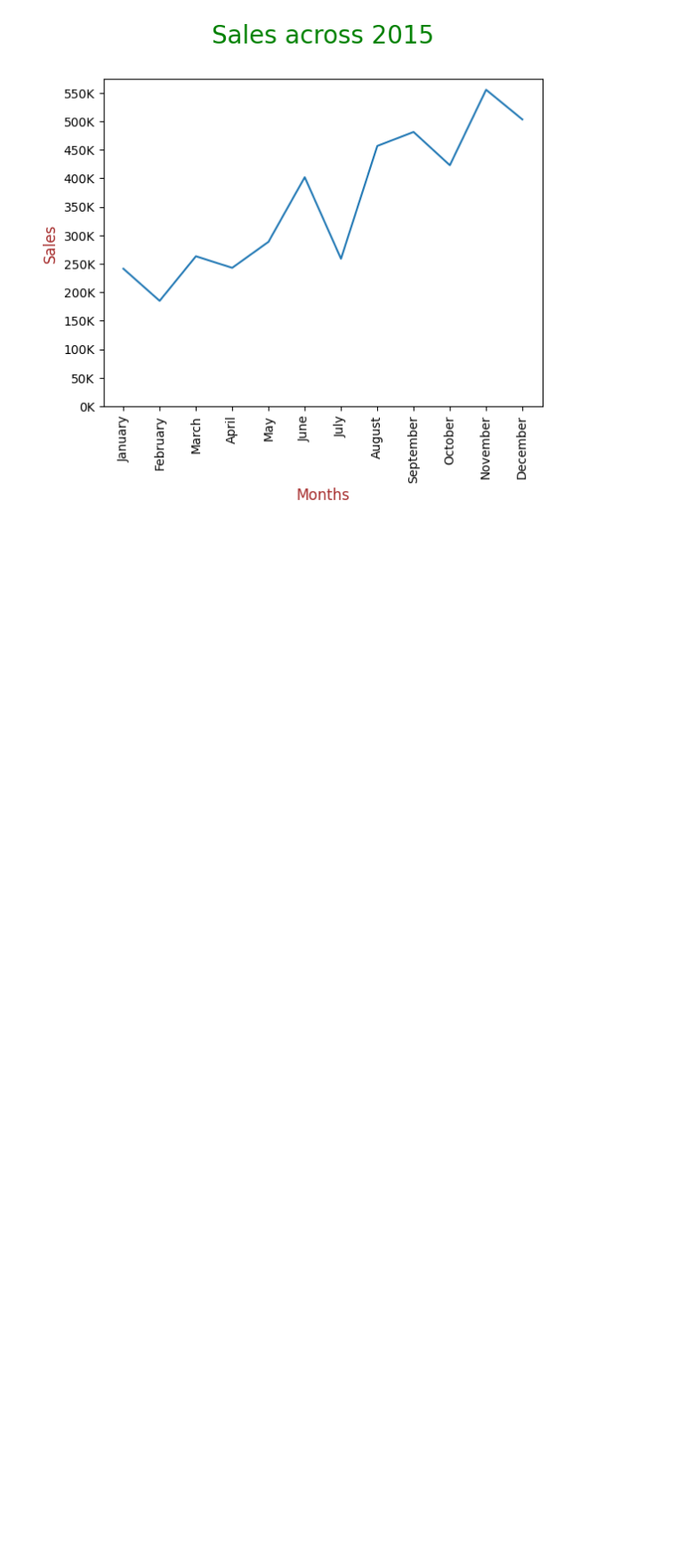
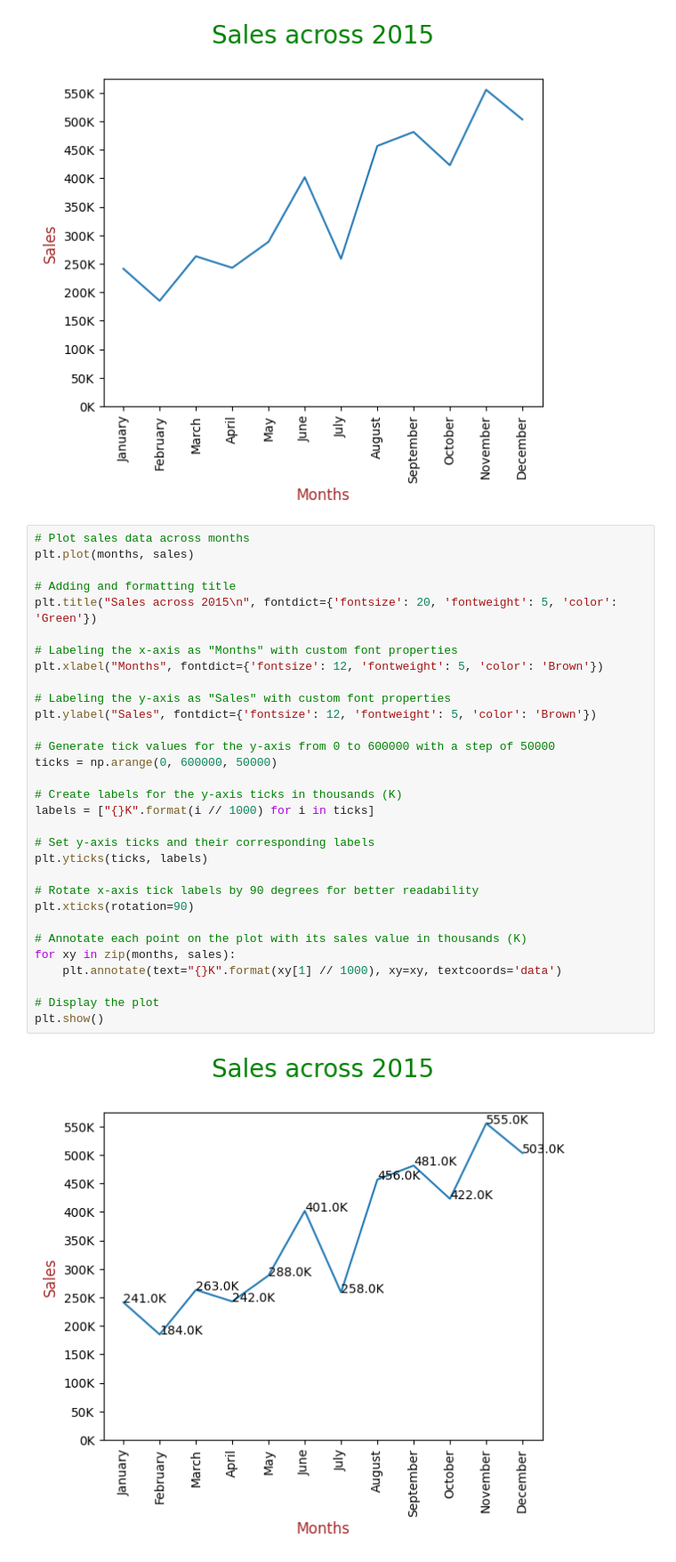
Before and after one commit to SUBHASISHBISWAS/UpGrad, a Jupyter notebook: Code/Courses/C1-SQL and Statistics Essentials/M2-Data Visualisation using Python/S1-Introduction to Data Visualisation with Matplotlib/SUBHASISH BISWAS/1-Matplotlib.ipynb, the cells around one changed output. Shown at 89% size. Saved outputs shown, nothing was run; the diff lists cells and outputs as text; blank space fills up the shorter version.

```diff
--- a/Code/Courses/C1-SQL and Statistics Essentials/M2-Data Visualisation using Python/S1-Introduction to Data Visualisation with Matplotlib/SUBHASISH BISWAS/1-Matplotlib.ipynb
+++ b/Code/Courses/C1-SQL and Statistics Essentials/M2-Data Visualisation using Python/S1-Introduction to Data Visualisation with Matplotlib/SUBHASISH BISWAS/1-Matplotlib.ipynb
@@ -169,3 +169,36 @@ plt.xticks(rotation=90)
 plt.show()
 # %% [output]
 [figure]
+# %%
+# Plot sales data across months
+plt.plot(months, sales)
+
+# Adding and formatting title
+plt.title("Sales across 2015\n", fontdict={'fontsize': 20, 'fontweight': 5, 'color': 'Green'})
+
+# Labeling the x-axis as "Months" with custom font properties
+plt.xlabel("Months", fontdict={'fontsize': 12, 'fontweight': 5, 'color': 'Brown'})
+
+# Labeling the y-axis as "Sales" with custom font properties
+plt.ylabel("Sales", fontdict={'fontsize': 12, 'fontweight': 5, 'color': 'Brown'})
+
+# Generate tick values for the y-axis from 0 to 600000 with a step of 50000
+ticks = np.arange(0, 600000, 50000)
+
+# Create labels for the y-axis ticks in thousands (K)
+labels = ["{}K".format(i // 1000) for i in ticks]
+
+# Set y-axis ticks and their corresponding labels
+plt.yticks(ticks, labels)
+
+# Rotate x-axis tick labels by 90 degrees for better readability
+plt.xticks(rotation=90)
+
+# Annotate each point on the plot with its sales value in thousands (K)
+for xy in zip(months, sales):
+    plt.annotate(text="{}K".format(xy[1] // 1000), xy=xy, textcoords='data')
+
+# Display the plot
+plt.show()
+# %% [output]
+[figure, added]
```
